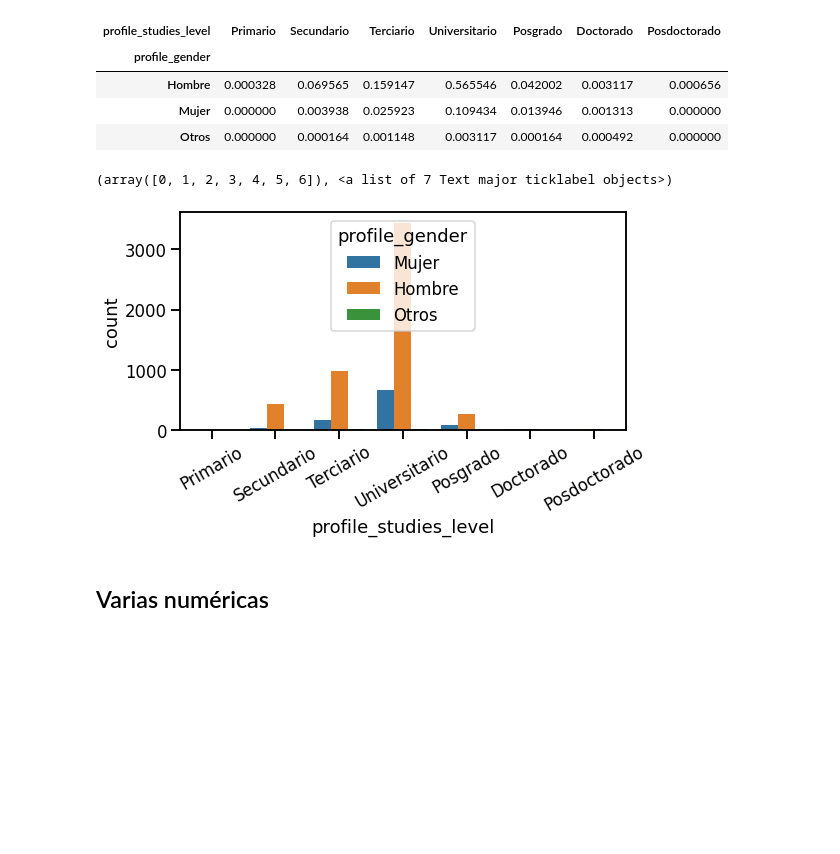
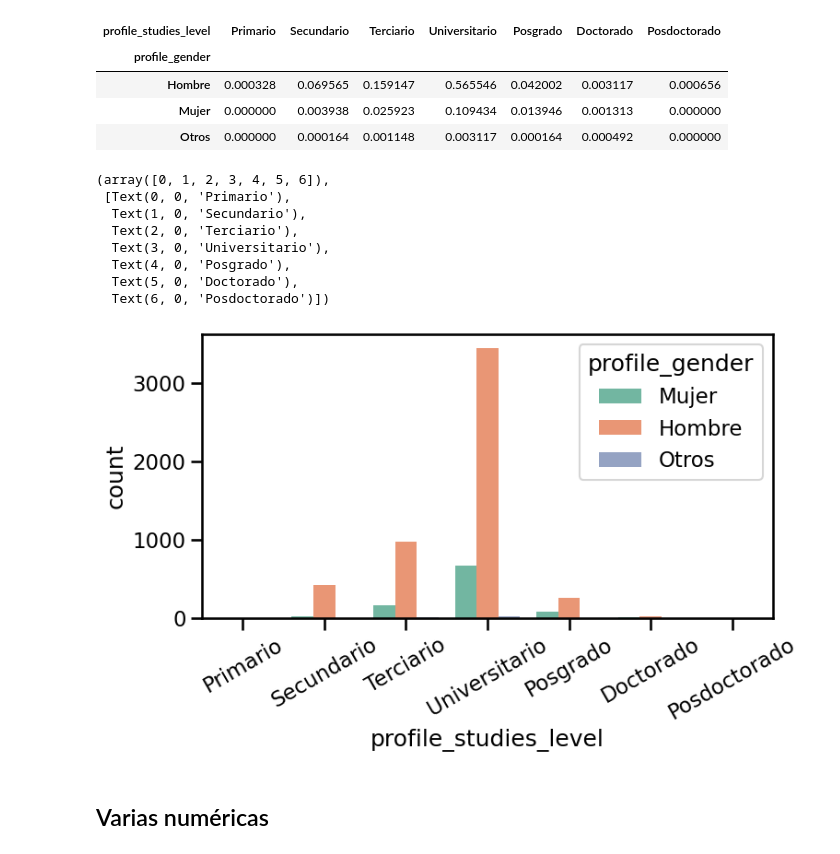
Before and after one commit to joseramoniglesias/Ciencia_Datos_Sicologia, a Jupyter notebook: Notebook/EL460_03_Varias_Variables_2025.ipynb, the cells around one changed output. Cells and saved outputs as stored; diff of their text form; code cells hidden in the pictures; blank space fills up the shorter version.

```diff
--- a/Notebook/EL460_03_Varias_Variables_2025.ipynb
+++ b/Notebook/EL460_03_Varias_Variables_2025.ipynb
@@ -22,7 +22,7 @@ seaborn.set_context('talk')
 
 En la notebook 00 se explican los detalles de la siguiente sección.
 # %%
-df = pd.read_csv('sysarmy_survey_2022_processed.csv')
+df = pd.read_csv('sysarmy_survey_2020_processed.csv')
 # %%
 df[:3]
 # %% [output]
@@ -120,11 +211,24 @@ pd.crosstab(df.profile_gender, df.profile_studies_level, normalize=True)[sorted_
 | Otros | 0.000000 | 0.000164 | 0.001148 | 0.003117 | 0.000164 | 0.000492 | 0.000000 |
 # %%
 fig = plt.figure(figsize=(8,4))
-seaborn.countplot(df.profile_studies_level,  hue=df.profile_gender, order=sorted_studies_levels )
+seaborn.countplot(
+    data=df,
+    x='profile_studies_level',
+    hue='profile_gender',
+    order=sorted_studies_levels,
+    palette='Set2'          # nice colors for gender
+)
 plt.xticks(rotation=30)
 # %% [output]
-(array([0, 1, 2, 3, 4, 5, 6]), <a list of 7 Text major ticklabel objects>)
+(array([0, 1, 2, 3, 4, 5, 6]),
+ [Text(0, 0, 'Primario'),
+  Text(1, 0, 'Secundario'),
+  Text(2, 0, 'Terciario'),
+  Text(3, 0, 'Universitario'),
+  Text(4, 0, 'Posgrado'),
+  Text(5, 0, 'Doctorado'),
+  Text(6, 0, 'Posdoctorado')])
-[figure, old version]
+[figure, new version]
 # %% [markdown]
 ## Varias numéricas
 # %%
```
Also changed, not shown: parts of 21 cells of this notebook, 1 other file.
